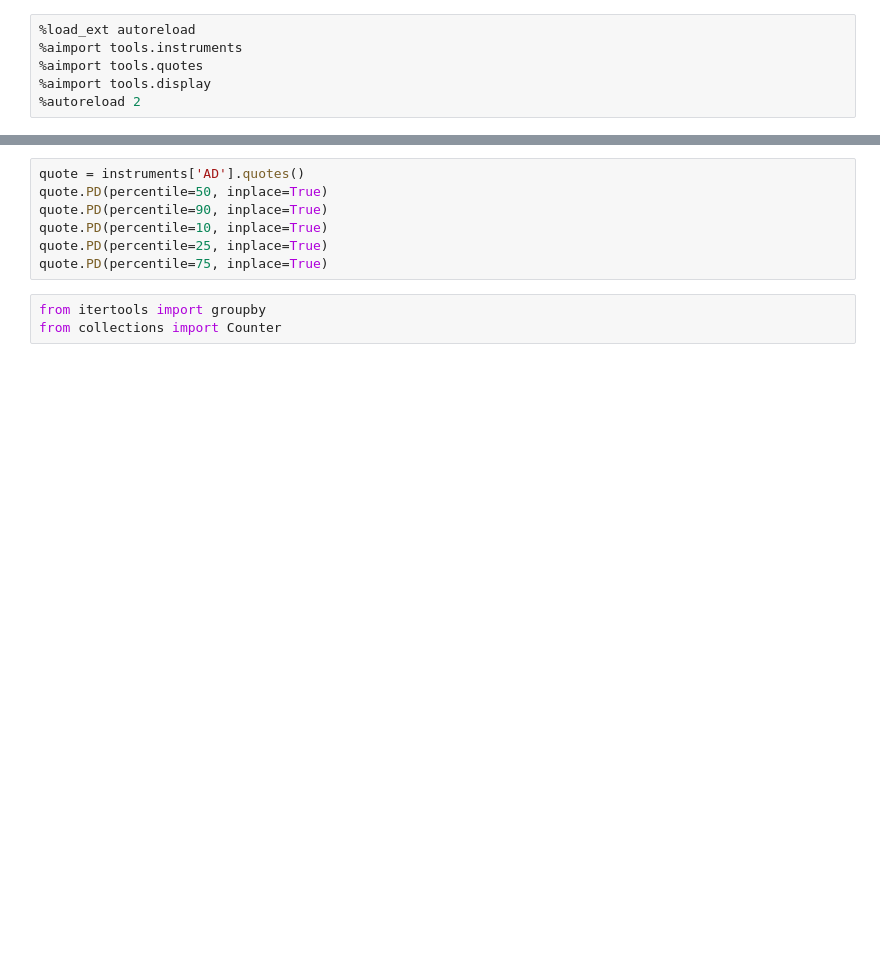
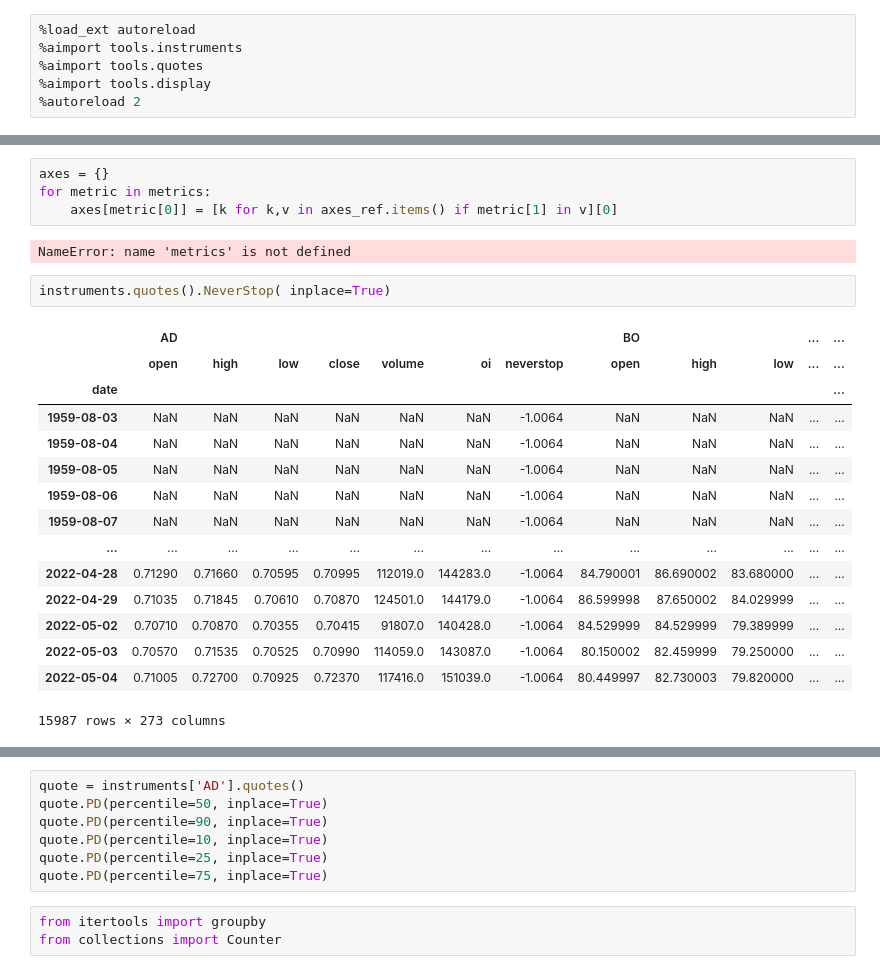
Before and after one commit to zipu/Trading, a Jupyter notebook: test.ipynb, the cells around one changed output, grey strips where cells are left out. Drawn from its saved outputs; the diff is of its cells as text; blank space fills up the shorter version.

```diff
--- a/test.ipynb
+++ b/test.ipynb
@@ -13,0 +26,24 @@ from tools.display import highchart
+# %%
+axes = {}
+for metric in metrics:
+    axes[metric[0]] = [k for k,v in axes_ref.items() if metric[1] in v][0]
+# %% [output]
+NameError: name 'metrics' is not defined
+# %%
+instruments.quotes().NeverStop( inplace=True)
+# %% [output]
+|  | AD |  |  |  |  |  |  | BO |  |  | ... | ... |
+|  | open | high | low | close | volume | oi | neverstop | open | high | low | ... | ... |
+| date |  |  |  |  |  |  |  |  |  |  |  | ... |
+| 1959-08-03 | NaN | NaN | NaN | NaN | NaN | NaN | -1.0064 | NaN | NaN | NaN | ... | ... |
+| 1959-08-04 | NaN | NaN | NaN | NaN | NaN | NaN | -1.0064 | NaN | NaN | NaN | ... | ... |
+| 1959-08-05 | NaN | NaN | NaN | NaN | NaN | NaN | -1.0064 | NaN | NaN | NaN | ... | ... |
+| 1959-08-06 | NaN | NaN | NaN | NaN | NaN | NaN | -1.0064 | NaN | NaN | NaN | ... | ... |
+| 1959-08-07 | NaN | NaN | NaN | NaN | NaN | NaN | -1.0064 | NaN | NaN | NaN | ... | ... |
+| ... | ... | ... | ... | ... | ... | ... | ... | ... | ... | ... | ... | ... |
+| 2022-04-28 | 0.71290 | 0.71660 | 0.70595 | 0.70995 | 112019.0 | 144283.0 | -1.0064 | 84.790001 | 86.690002 | 83.680000 | ... | ... |
+| 2022-04-29 | 0.71035 | 0.71845 | 0.70610 | 0.70870 | 124501.0 | 144179.0 | -1.0064 | 86.599998 | 87.650002 | 84.029999 | ... | ... |
+| 2022-05-02 | 0.70710 | 0.70870 | 0.70355 | 0.70415 | 91807.0 | 140428.0 | -1.0064 | 84.529999 | 84.529999 | 79.389999 | ... | ... |
+| 2022-05-03 | 0.70570 | 0.71535 | 0.70525 | 0.70990 | 114059.0 | 143087.0 | -1.0064 | 80.150002 | 82.459999 | 79.250000 | ... | ... |
+| 2022-05-04 | 0.71005 | 0.72700 | 0.70925 | 0.72370 | 117416.0 | 151039.0 | -1.0064 | 80.449997 | 82.730003 | 79.820000 | ... | ... |
+15987 rows × 273 columns
```
Also changed, not shown: parts of 17 cells of this notebook, 7 other files.
